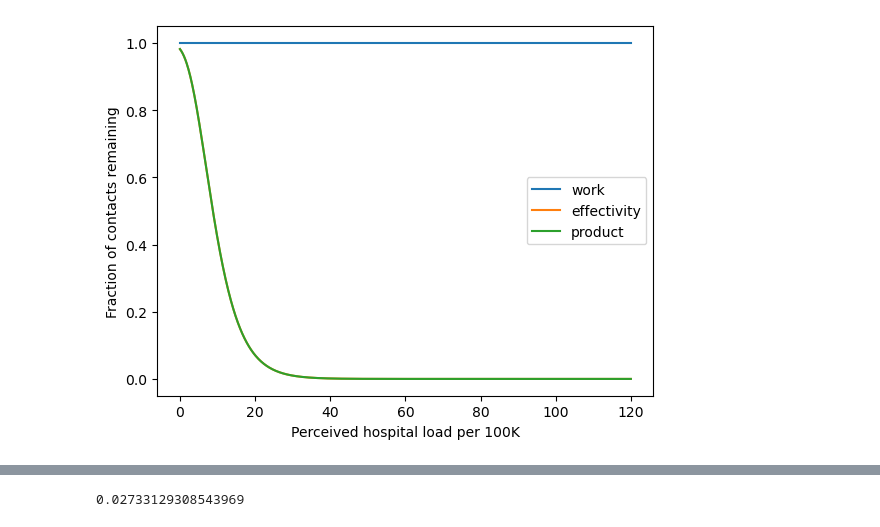
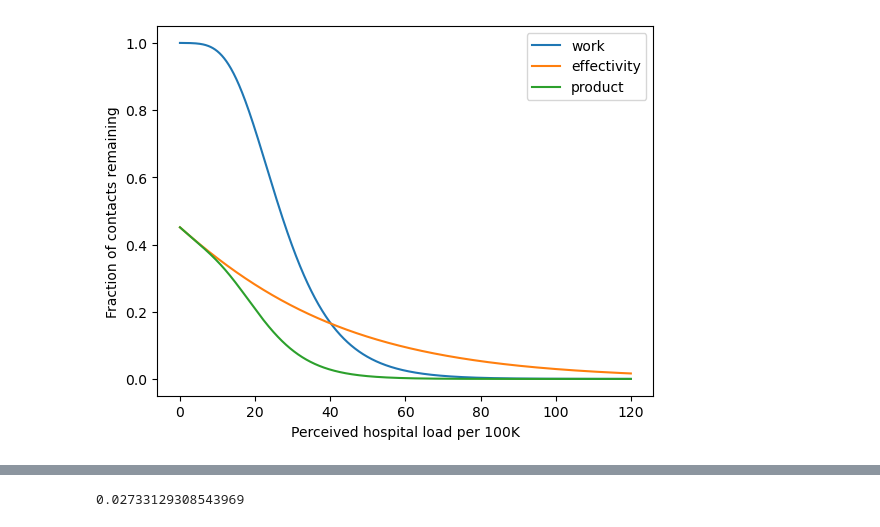
Before and after one commit to twallema/pyIEEM, a Jupyter notebook: notebooks/scratch-SIR-recurrent-mobility.ipynb, the cells around one changed output, grey strips where cells are left out. Saved outputs shown, nothing was run; the diff lists cells and outputs as text; code cells hidden in the pictures.

```diff
--- a/notebooks/scratch-SIR-recurrent-mobility.ipynb
+++ b/notebooks/scratch-SIR-recurrent-mobility.ipynb
@@ -50,25 +53,25 @@ plt.close()
 # %%
 # parameters
-ypsilon_work = 100
-phi_work = 0.005
+ypsilon_work = 10
+phi_work = 0.10
 
-ypsilon_eff = 4
-phi_eff = 0.20
+ypsilon_eff = 0.60
+phi_eff = 0.03
 # model
 x = np.linspace(0,120,1000)
 y_work = (1-np.exp(-ypsilon_work*np.exp(-phi_work*x)))
 y_eff = 1-np.exp(-ypsilon_eff*np.exp(-phi_eff*x))
 
 # visualize
 fig,ax=plt.subplots()
 ax.plot(x, y_work, label='work')
 ax.plot(x, y_eff, label='effectivity')
 ax.plot(x, y_work*y_eff, label='product')
 ax.set_xlabel('Perceived hospital load per 100K')
 ax.set_ylabel('Fraction of contacts remaining')
 ax.legend()
 plt.show()
 plt.close()
 # %% [output]
-[figure, old version]
+[figure, new version]
 # %%
```
Also changed, not shown: parts of 5 cells of this notebook, 27 other files.
